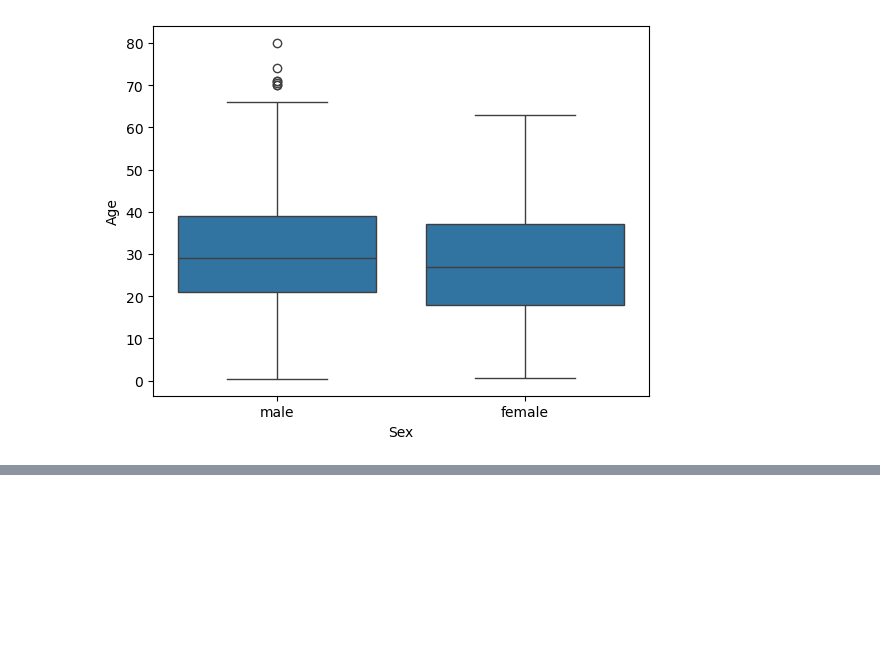
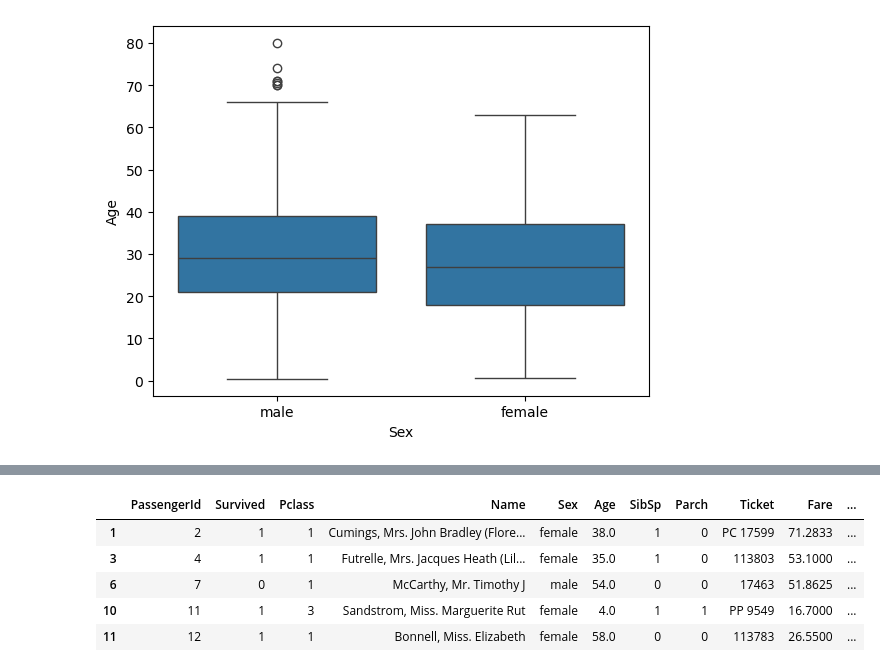
Before and after one commit to Adnan-Assad/ML_Series, a Jupyter notebook: intro_logistic_regression.ipynb, the cells around one changed output, grey strips where cells are left out. Saved outputs shown, nothing was run; the diff lists cells and outputs as text; code cells hidden in the pictures; blank space fills up the shorter version.

```diff
--- a/intro_logistic_regression.ipynb
+++ b/intro_logistic_regression.ipynb
@@ -131,0 +163,5 @@ sns.boxplot(data=data, x='Sex', y='Age')
+# %%
+pclass_1_median = data[data['Pclass'] == 1]['Age'].median()
+pclass_2_median = data[data['Pclass'] == 2]["Age"].median()
+pclass_3_median = data[data['Pclass'] ==3]['Age'].median()
+pclass_1_median, pclass_2_median, pclass_3_median
@@ -131,0 +221,9 @@ sns.boxplot(data=data, x='Sex', y='Age')
+# %%
+data.head()
+# %% [output]
+|  | PassengerId | Survived | Pclass | Name | Sex | Age | SibSp | Parch | Ticket | Fare | ... |
+| 1 | 2 | 1 | 1 | Cumings, Mrs. John Bradley (Flore... | female | 38.0 | 1 | 0 | PC 17599 | 71.2833 | ... |
+| 3 | 4 | 1 | 1 | Futrelle, Mrs. Jacques Heath (Lil... | female | 35.0 | 1 | 0 | 113803 | 53.1000 | ... |
+| 6 | 7 | 0 | 1 | McCarthy, Mr. Timothy J | male | 54.0 | 0 | 0 | 17463 | 51.8625 | ... |
+| 10 | 11 | 1 | 3 | Sandstrom, Miss. Marguerite Rut | female | 4.0 | 1 | 1 | PP 9549 | 16.7000 | ... |
+| 11 | 12 | 1 | 1 | Bonnell, Miss. Elizabeth | female | 58.0 | 0 | 0 | 113783 | 26.5500 | ... |
```
Also changed, not shown: parts of 11 cells of this notebook, 6 other files.
